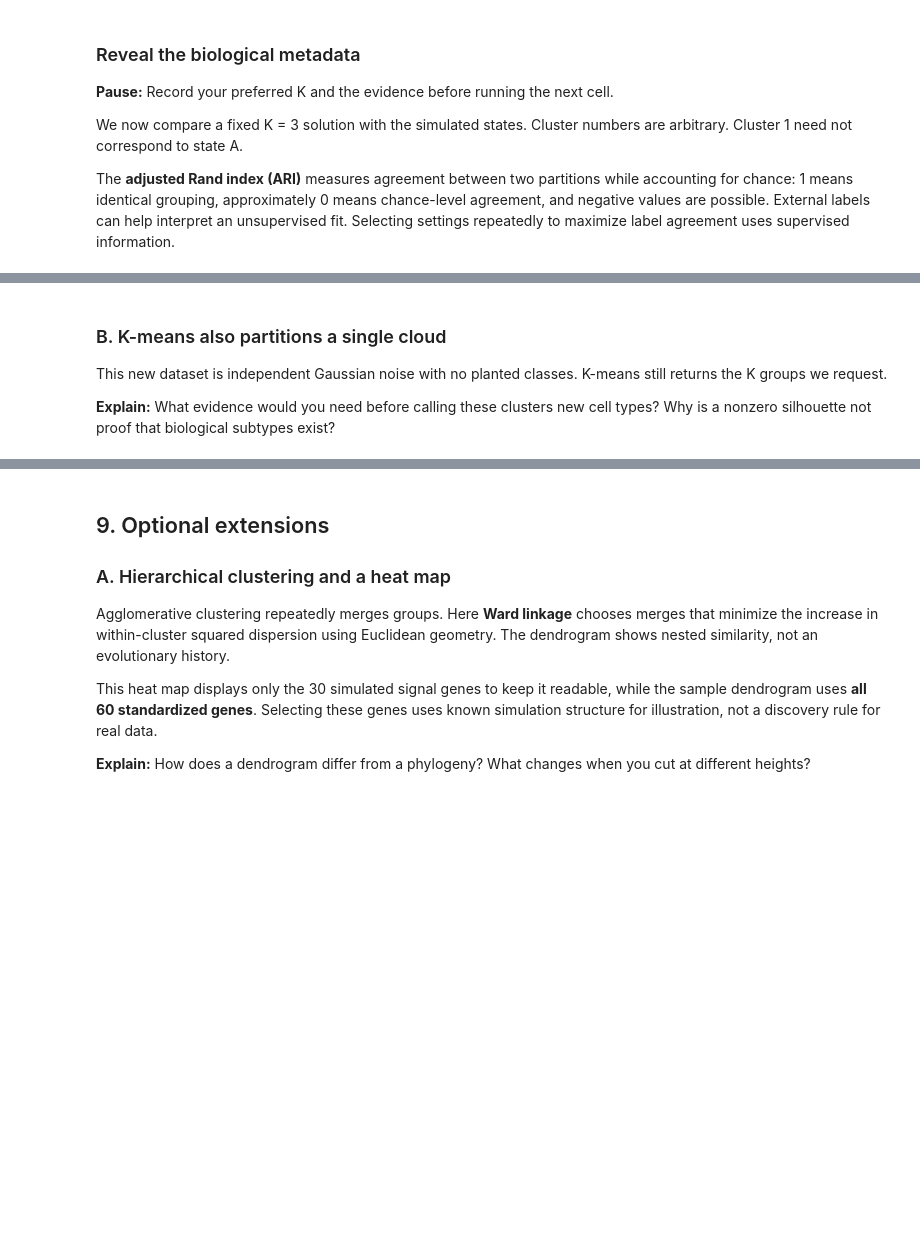
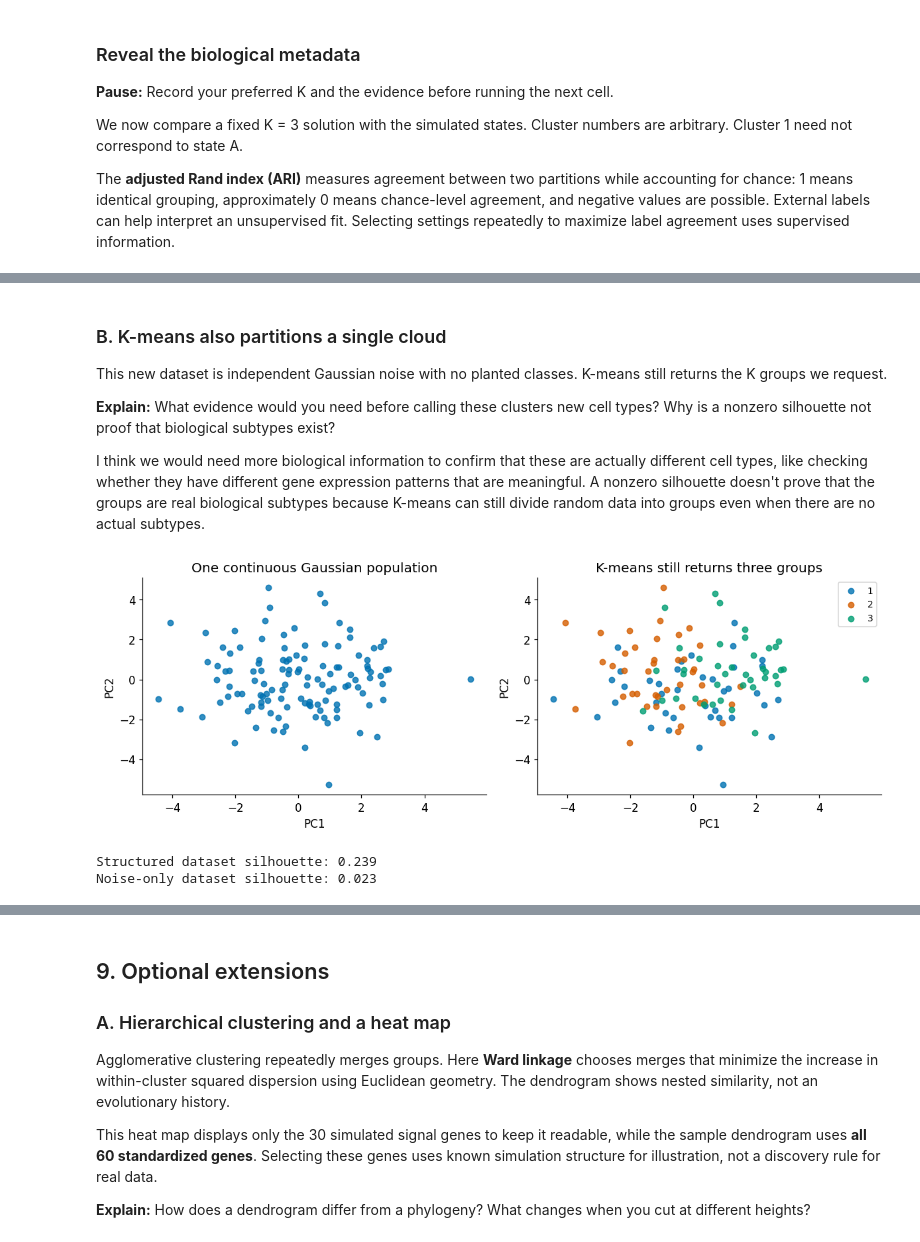
Before and after one commit to oliviaaghamie/beginning-bioinformatics, a Jupyter notebook: notebooks/Copy_of_Unsupervised_Learning_PCA_and_Clustering.ipynb, the cells around one changed output, grey strips where cells are left out. Cells and saved outputs as stored; diff of their text form; code cells hidden in the pictures; blank space fills up the shorter version.

```diff
--- a/notebooks/Copy_of_Unsupervised_Learning_PCA_and_Clustering.ipynb
+++ b/notebooks/Copy_of_Unsupervised_Learning_PCA_and_Clustering.ipynb
@@ -613,17 +678,30 @@ if HAVE_WIDGETS:
 This new dataset is independent Gaussian noise with no planted classes. K-means still returns the K groups we request.
 
 **Explain:** What evidence would you need before calling these clusters new cell types? Why is a nonzero silhouette not proof that biological subtypes exist?
+
+I think we would need more biological information to confirm that these are actually different cell types, like checking whether they have different gene expression patterns that are meaningful. A nonzero silhouette doesn't prove that the groups are real biological subtypes because K-means can still divide random data into groups even when there are no actual subtypes.
 # %%
 null_rng = np.random.default_rng(99)
 null_Z = StandardScaler().fit_transform(null_rng.normal(size=(n, p)))
 null_clusters = KMeans(n_clusters=3, n_init=20, random_state=42).fit_predict(null_Z)
 null_PC = PCA(n_components=2, svd_solver='full').fit_transform(null_Z)
 fig, axes = plt.subplots(1, 2, figsize=(11, 4))
 scatter_groups(axes[0], null_PC, title='One continuous Gaussian population')
 scatter_groups(axes[1], null_PC, null_clusters+1, 'K-means still returns three groups')
 finish('null_clusters')
+
+# Ensure 'clusters' is defined for the structured dataset in case previous cells weren't run
+try:
+    _ = clusters
+except NameError:
+    clusters = KMeans(n_clusters=3, n_init=20, random_state=42).fit_predict(Z)
+
 print('Structured dataset silhouette:', round(silhouette_score(Z, clusters), 3))
 print('Noise-only dataset silhouette:', round(silhouette_score(null_Z, null_clusters), 3))
+# %% [output]
+[figure, added]
+Structured dataset silhouette: 0.239
+Noise-only dataset silhouette: 0.023
 # %% [markdown]
 ## 8. Interpret, report, and challenge the result
 Answer in your own words using results from your run.
```
Also changed, not shown: parts of 19 cells of this notebook.
